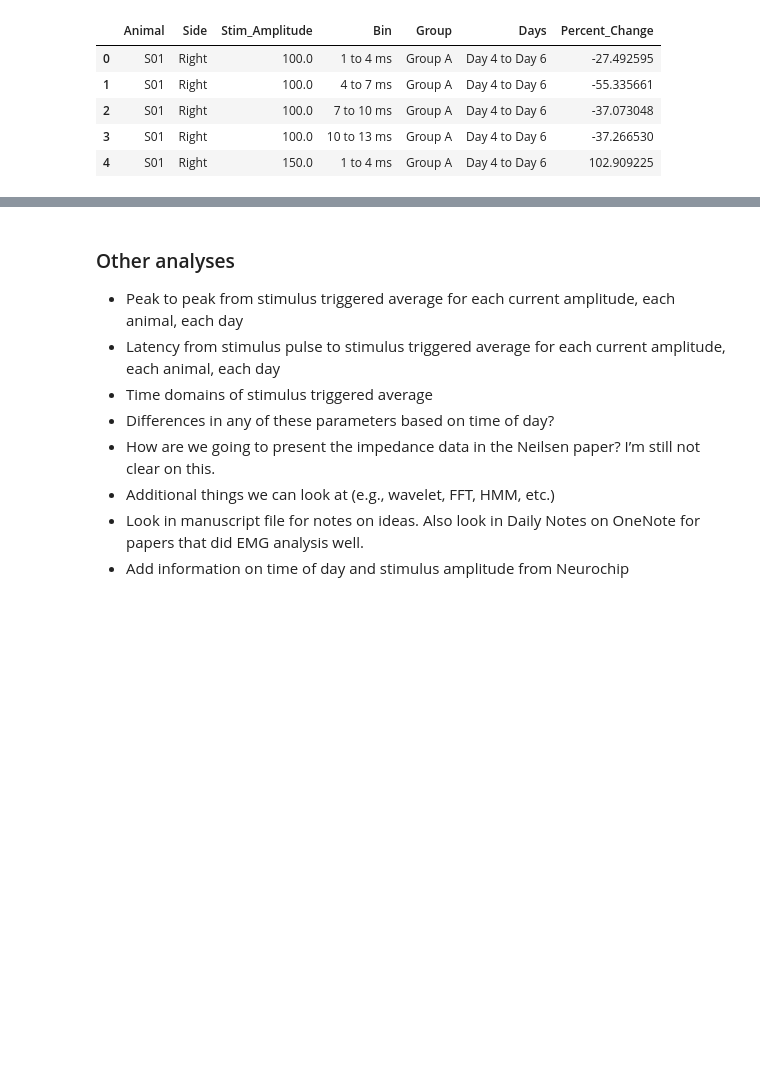
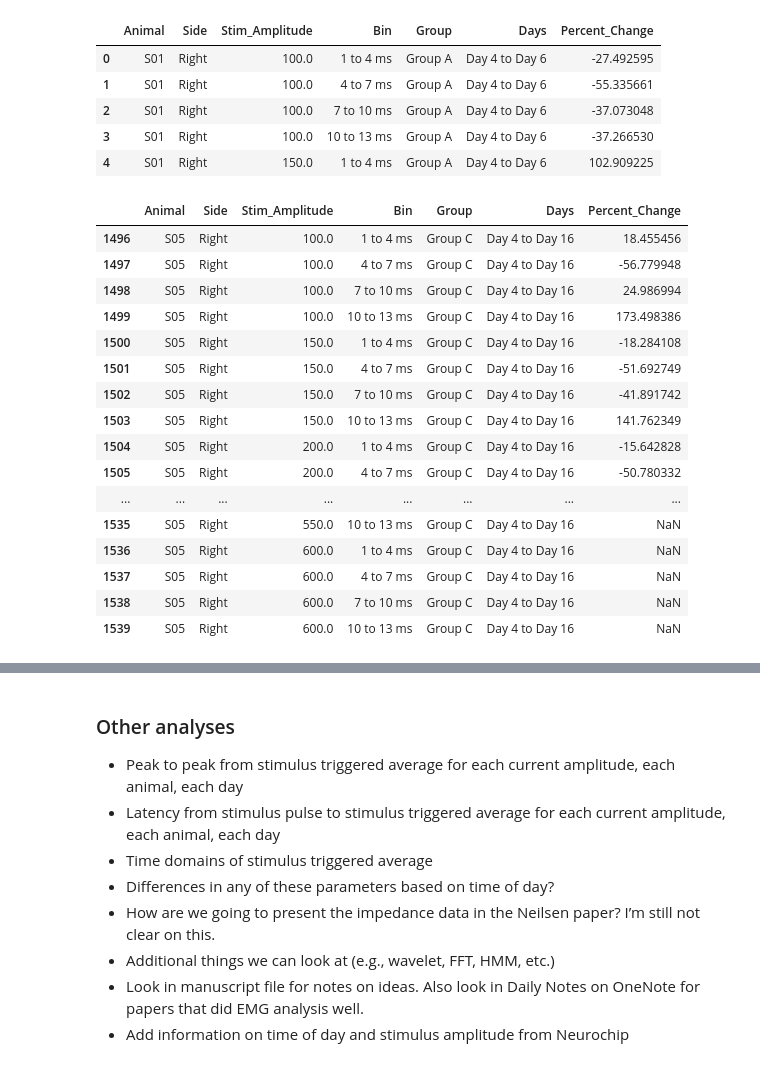
Before and after one commit to IanGMalone/Evoked_Potential_Analysis, a Jupyter notebook: Motor Evoked Potential Analyses.ipynb, the cells around one changed output, grey strips where cells are left out. Drawn from its saved outputs; the diff is of its cells as text; code cells hidden in the pictures; blank space fills up the shorter version.

```diff
--- a/Motor Evoked Potential Analyses.ipynb
+++ b/Motor Evoked Potential Analyses.ipynb
@@ -237,3 +272,23 @@ df_auc_pchange.head()
 | 2 | S01 | Right | 100.0 | 7 to 10 ms | Group A | Day 4 to Day 6 | -37.073048 |
 | 3 | S01 | Right | 100.0 | 10 to 13 ms | Group A | Day 4 to Day 6 | -37.266530 |
 | 4 | S01 | Right | 150.0 | 1 to 4 ms | Group A | Day 4 to Day 6 | 102.909225 |
+# %%
+df_auc_pchange[(df_auc_pchange['Group'] == 'Group C') & (df_auc_pchange['Days'] == 'Day 4 to Day 16') & (df_auc_pchange['Animal'] == 'S05')].head(50)
+# %% [output]
+|  | Animal | Side | Stim_Amplitude | Bin | Group | Days | Percent_Change |
+| 1496 | S05 | Right | 100.0 | 1 to 4 ms | Group C | Day 4 to Day 16 | 18.455456 |
+| 1497 | S05 | Right | 100.0 | 4 to 7 ms | Group C | Day 4 to Day 16 | -56.779948 |
+| 1498 | S05 | Right | 100.0 | 7 to 10 ms | Group C | Day 4 to Day 16 | 24.986994 |
+| 1499 | S05 | Right | 100.0 | 10 to 13 ms | Group C | Day 4 to Day 16 | 173.498386 |
+| 1500 | S05 | Right | 150.0 | 1 to 4 ms | Group C | Day 4 to Day 16 | -18.284108 |
+| 1501 | S05 | Right | 150.0 | 4 to 7 ms | Group C | Day 4 to Day 16 | -51.692749 |
+| 1502 | S05 | Right | 150.0 | 7 to 10 ms | Group C | Day 4 to Day 16 | -41.891742 |
+| 1503 | S05 | Right | 150.0 | 10 to 13 ms | Group C | Day 4 to Day 16 | 141.762349 |
+| 1504 | S05 | Right | 200.0 | 1 to 4 ms | Group C | Day 4 to Day 16 | -15.642828 |
+| 1505 | S05 | Right | 200.0 | 4 to 7 ms | Group C | Day 4 to Day 16 | -50.780332 |
+| ... | ... | ... | ... | ... | ... | ... | ... |
+| 1535 | S05 | Right | 550.0 | 10 to 13 ms | Group C | Day 4 to Day 16 | NaN |
+| 1536 | S05 | Right | 600.0 | 1 to 4 ms | Group C | Day 4 to Day 16 | NaN |
+| 1537 | S05 | Right | 600.0 | 4 to 7 ms | Group C | Day 4 to Day 16 | NaN |
+| 1538 | S05 | Right | 600.0 | 7 to 10 ms | Group C | Day 4 to Day 16 | NaN |
+| 1539 | S05 | Right | 600.0 | 10 to 13 ms | Group C | Day 4 to Day 16 | NaN |
```
Also changed, not shown: parts of 3 cells of this notebook.
